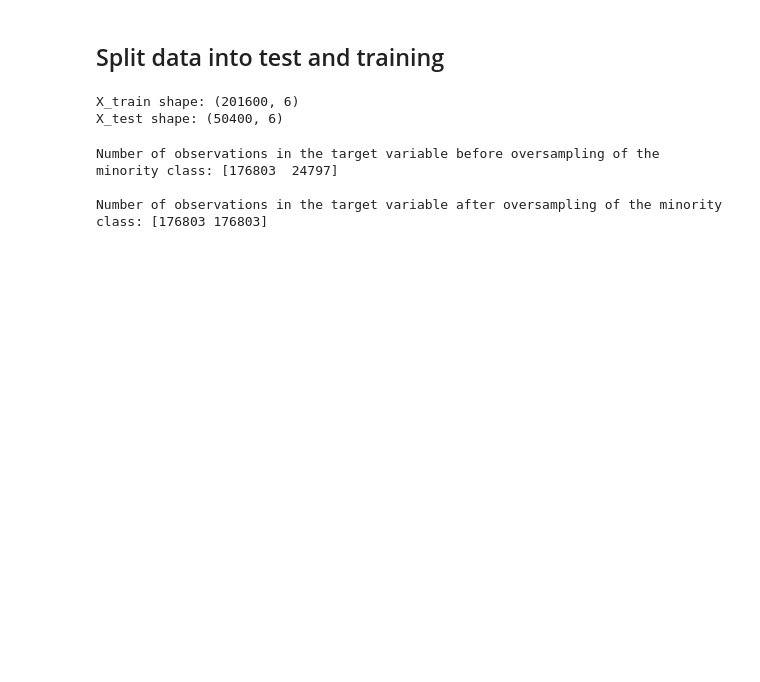
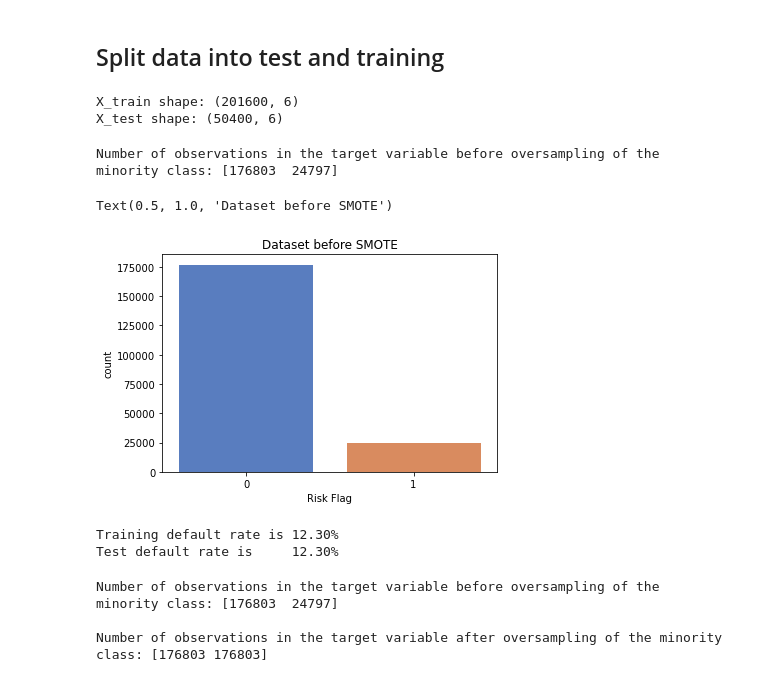
Before and after one commit to atknighton/Team-3-Data-Project, a Jupyter notebook: Data Project- Predictions with SMOTE .ipynb, the cells around one changed output. Drawn from its saved outputs; the diff is of its cells as text; code cells hidden in the pictures; blank space fills up the shorter version.

```diff
--- a/Data Project- Predictions with SMOTE .ipynb
+++ b/Data Project- Predictions with SMOTE .ipynb
@@ -42,6 +42,23 @@ print("X_test shape: {}".format(X_test.shape))
 # %% [output]
 X_train shape: (201600, 6)
 X_test shape: (50400, 6)
+# %%
+print ('Number of observations in the target variable before oversampling of the minority class:', np.bincount (y_train) )
+# %% [output]
+Number of observations in the target variable before oversampling of the minority class: [176803  24797]
+# %%
+ax=sns.countplot(x = y_train, palette = 'muted')
+ax.set_title('Dataset before SMOTE')
+# %% [output]
+Text(0.5, 1.0, 'Dataset before SMOTE')
+[figure, added]
+# %%
+# What is the default rate in training and test sets?
+print(f"Training default rate is {y_train.mean():.2%}")
+print(f"Test default rate is     {y_test.mean():.2%}")
+# %% [output]
+Training default rate is 12.30%
+Test default rate is     12.30%
 # %%
 from imblearn.over_sampling import SMOTE
 
```
Also changed, not shown: parts of 4 cells of this notebook.
